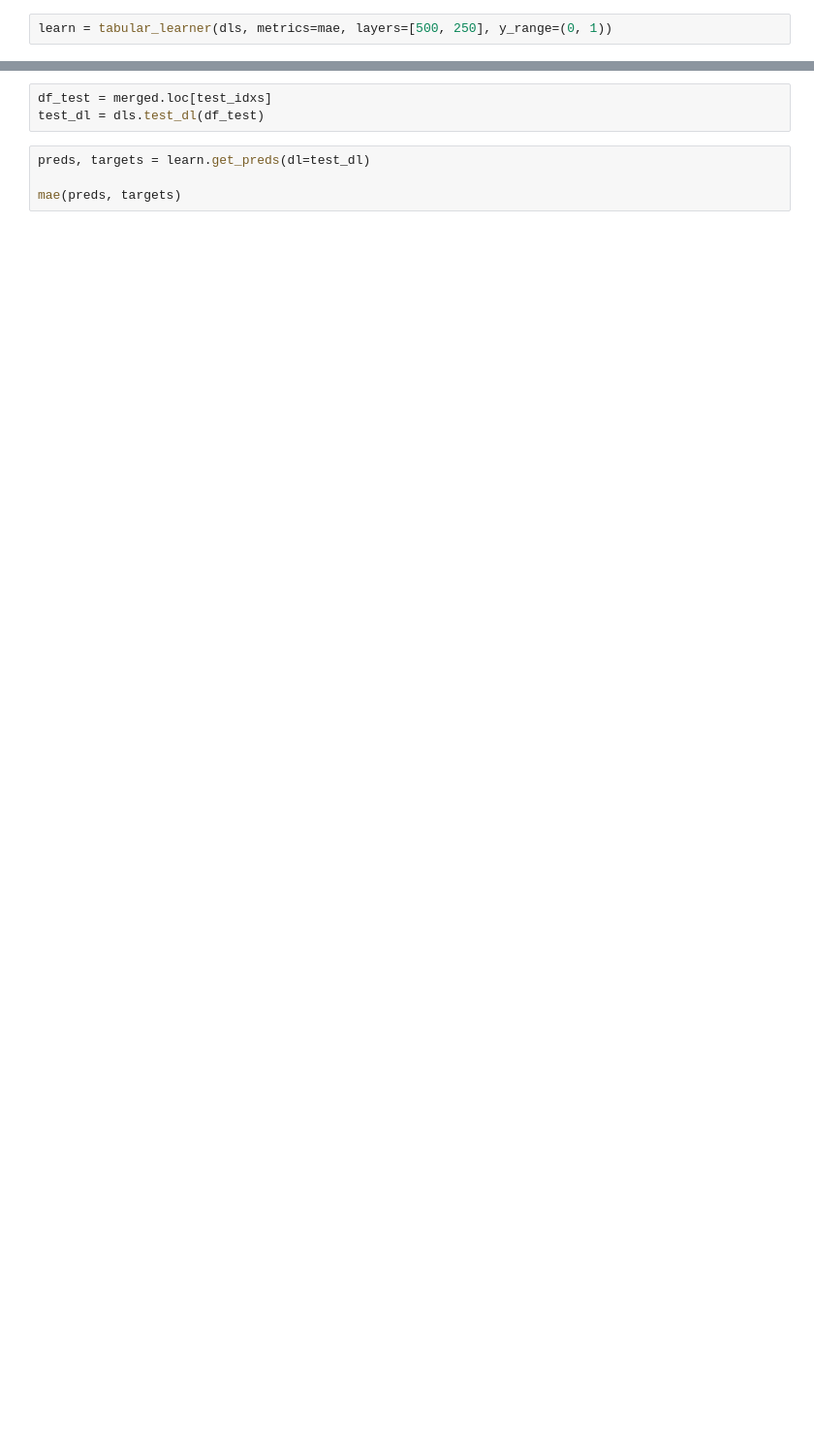
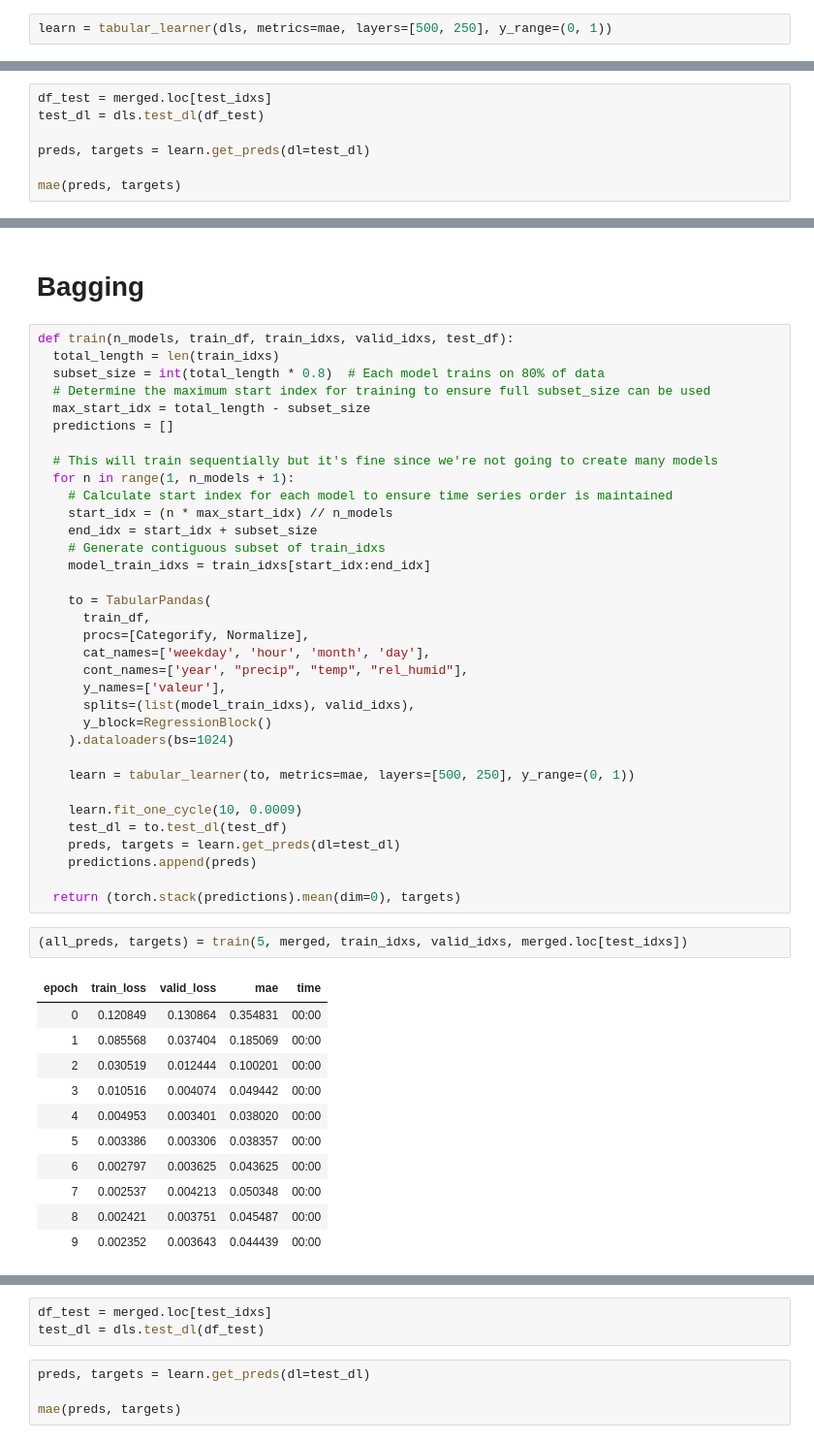
Before and after one commit to Magellol/montreal-aqi-predictions, a Jupyter notebook: index.ipynb, the cells around one changed output, grey strips where cells are left out. Shown at 97% size. Drawn from its saved outputs; the diff is of its cells as text; blank space fills up the shorter version.

Commit message:
Implement bagging

```diff
--- a/index.ipynb
+++ b/index.ipynb
@@ -350,0 +347,7 @@ learn.fit_one_cycle(10, 0.01)
+# %%
+df_test = merged.loc[test_idxs]
+test_dl = dls.test_dl(df_test)
+
+preds, targets = learn.get_preds(dl=test_dl)
+
+mae(preds, targets)
@@ -350,0 +364,50 @@ learn.fit_one_cycle(10, 0.01)
+# %% [markdown]
+# Bagging
+# %%
+def train(n_models, train_df, train_idxs, valid_idxs, test_df):
+  total_length = len(train_idxs)
+  subset_size = int(total_length * 0.8)  # Each model trains on 80% of data
+  # Determine the maximum start index for training to ensure full subset_size can be used
+  max_start_idx = total_length - subset_size
+  predictions = []
+
+  # This will train sequentially but it's fine since we're not going to create many models
+  for n in range(1, n_models + 1):
+    # Calculate start index for each model to ensure time series order is maintained
+    start_idx = (n * max_start_idx) // n_models
+    end_idx = start_idx + subset_size
+    # Generate contiguous subset of train_idxs
+    model_train_idxs = train_idxs[start_idx:end_idx]
+
+    to = TabularPandas(
+      train_df,
+      procs=[Categorify, Normalize],
+      cat_names=['weekday', 'hour', 'month', 'day'],
+      cont_names=['year', "precip", "temp", "rel_humid"],
+      y_names=['valeur'],
+      splits=(list(model_train_idxs), valid_idxs),
+      y_block=RegressionBlock()
+    ).dataloaders(bs=1024)
+
+    learn = tabular_learner(to, metrics=mae, layers=[500, 250], y_range=(0, 1))
+
+    learn.fit_one_cycle(10, 0.0009)
+    test_dl = to.test_dl(test_df)
+    preds, targets = learn.get_preds(dl=test_dl)
+    predictions.append(preds)
+
+  return (torch.stack(predictions).mean(dim=0), targets)
+# %%
+(all_preds, targets) = train(5, merged, train_idxs, valid_idxs, merged.loc[test_idxs])
+# %% [output]
+| epoch | train_loss | valid_loss | mae | time |
+| 0 | 0.120849 | 0.130864 | 0.354831 | 00:00 |
+| 1 | 0.085568 | 0.037404 | 0.185069 | 00:00 |
+| 2 | 0.030519 | 0.012444 | 0.100201 | 00:00 |
+| 3 | 0.010516 | 0.004074 | 0.049442 | 00:00 |
+| 4 | 0.004953 | 0.003401 | 0.038020 | 00:00 |
+| 5 | 0.003386 | 0.003306 | 0.038357 | 00:00 |
+| 6 | 0.002797 | 0.003625 | 0.043625 | 00:00 |
+| 7 | 0.002537 | 0.004213 | 0.050348 | 00:00 |
+| 8 | 0.002421 | 0.003751 | 0.045487 | 00:00 |
+| 9 | 0.002352 | 0.003643 | 0.044439 | 00:00 |
```
Also changed, not shown: parts of 17 cells of this notebook.
